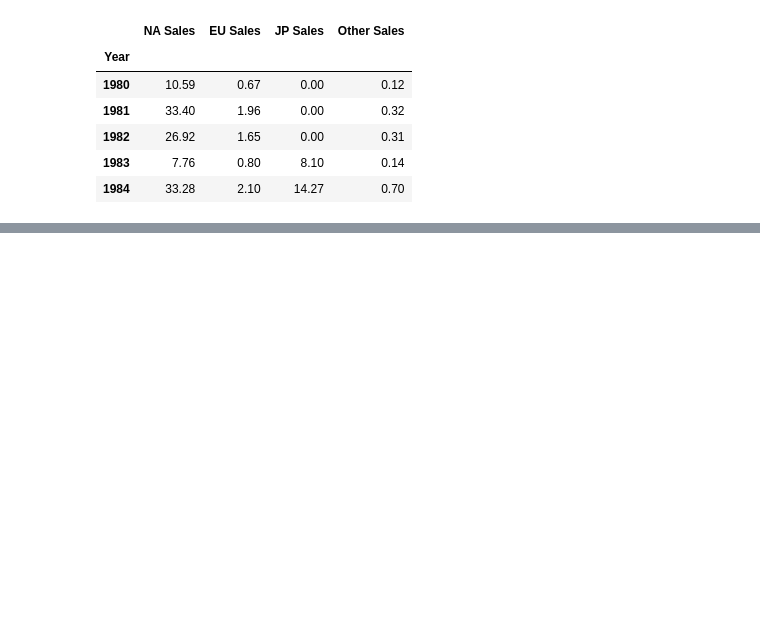
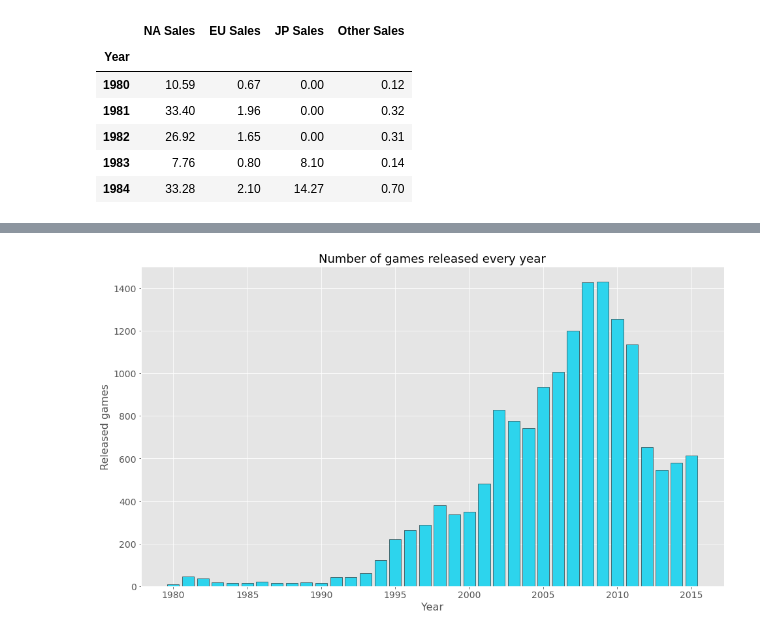
Before and after one commit to necenceu/video-game-sales, a Jupyter notebook: Video Games Sales.ipynb, the cells around one changed output, grey strips where cells are left out. Cells and saved outputs as stored; diff of their text form; code cells hidden in the pictures; blank space fills up the shorter version.

```diff
--- a/Video Games Sales.ipynb
+++ b/Video Games Sales.ipynb
@@ -204,0 +226,5 @@ plt.show()
+# %%
+# For this visualisation we will need only Year and number of our games
+released_games = df.groupby('Year').count().iloc[:, :1]
+released_games = released_games.rename(columns = {'Name':'Released'})
+released_games.head(10)
@@ -204,0 +244,11 @@ plt.show()
+# %%
+# For visualization we will create a bar chart
+plt.bar(released_games.index, released_games['Released'], color = '#2dd4ed', edgecolor = 'black')
+
+plt.xlabel('Year', fontsize = 16)
+plt.ylabel('Released games', fontsize = 16)
+plt.title('Number of games released every year', fontsize = 18)
+
+plt.show();
+# %% [output]
+[figure, added]
```
Also changed, not shown: parts of 25 cells of this notebook.
